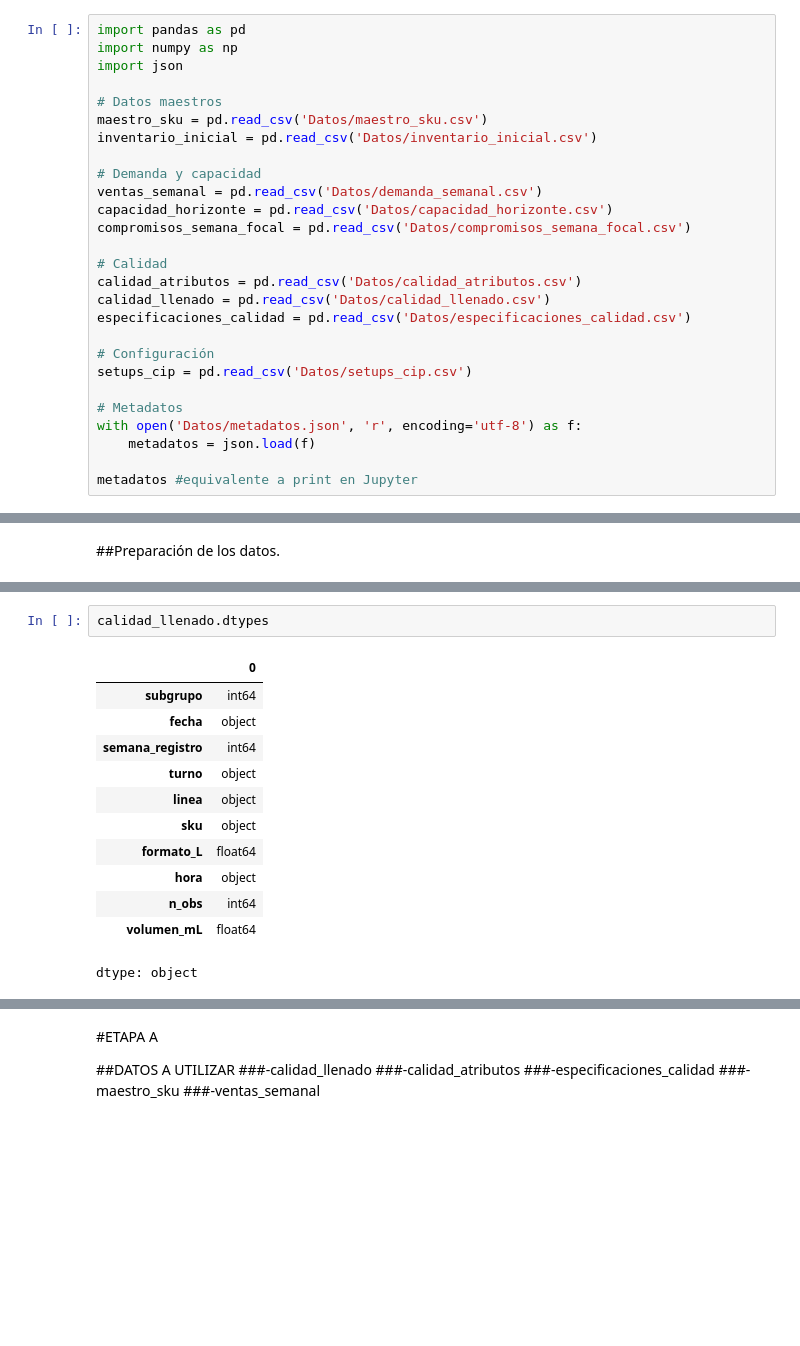
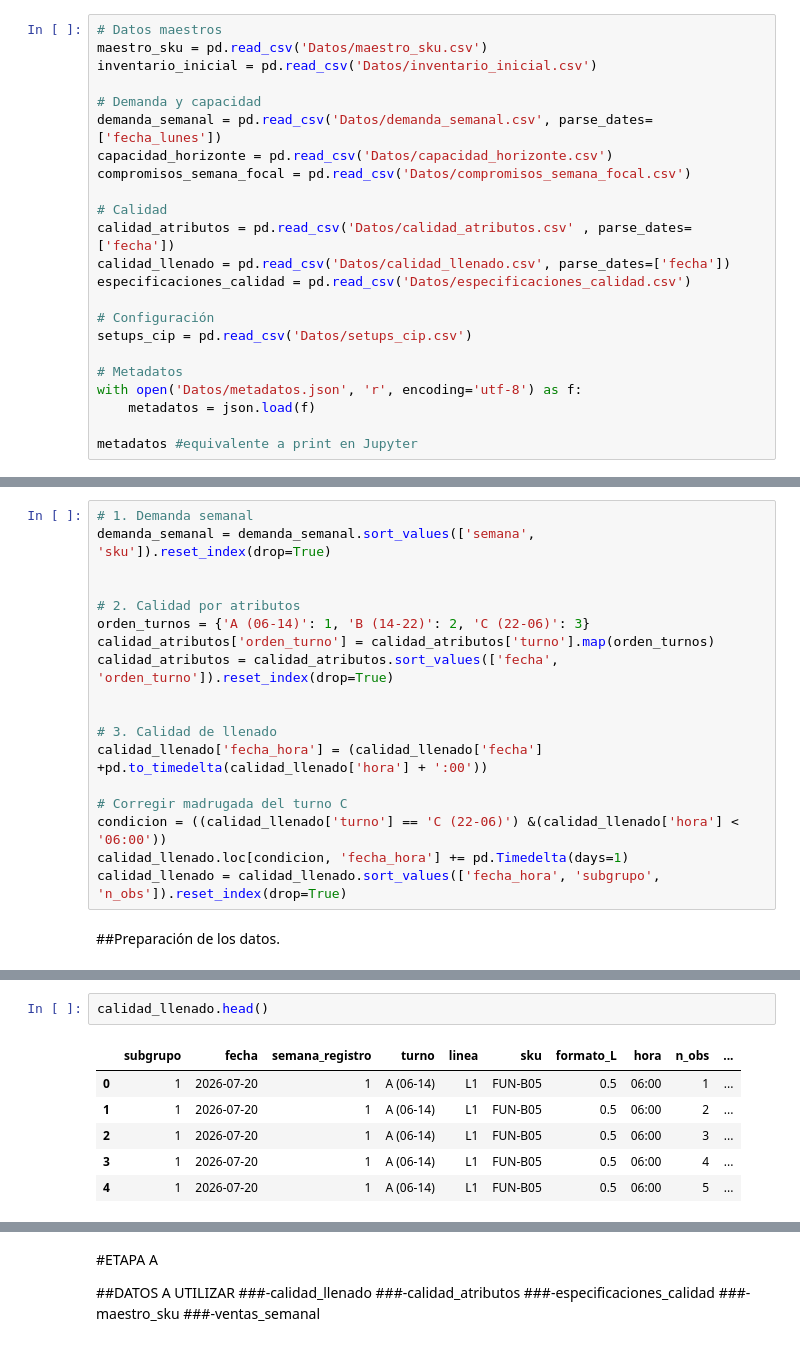
Before and after one commit to BenjaminOrtizO/CaseStudy, a Jupyter notebook: Entrega1.ipynb, the cells around one changed output, grey strips where cells are left out. Cells and saved outputs as stored; diff of their text form; blank space fills up the shorter version.

```diff
--- a/Entrega1.ipynb
+++ b/Entrega1.ipynb
@@ -31,20 +28,16 @@ Fast-forward
 # %%
-import pandas as pd
-import numpy as np
-import json
-
 # Datos maestros
 maestro_sku = pd.read_csv('Datos/maestro_sku.csv')
 inventario_inicial = pd.read_csv('Datos/inventario_inicial.csv')
 
 # Demanda y capacidad
-ventas_semanal = pd.read_csv('Datos/demanda_semanal.csv')
+demanda_semanal = pd.read_csv('Datos/demanda_semanal.csv', parse_dates=['fecha_lunes'])
 capacidad_horizonte = pd.read_csv('Datos/capacidad_horizonte.csv')
 compromisos_semana_focal = pd.read_csv('Datos/compromisos_semana_focal.csv')
 
 # Calidad
-calidad_atributos = pd.read_csv('Datos/calidad_atributos.csv')
-calidad_llenado = pd.read_csv('Datos/calidad_llenado.csv')
+calidad_atributos = pd.read_csv('Datos/calidad_atributos.csv' , parse_dates=['fecha'])
+calidad_llenado = pd.read_csv('Datos/calidad_llenado.csv', parse_dates=['fecha'])
 especificaciones_calidad = pd.read_csv('Datos/especificaciones_calidad.csv')
 
 # Configuración
@@ -68,2 +108,20 @@ metadatos #equivalente a print en Jupyter
+# %%
+# 1. Demanda semanal
+demanda_semanal = demanda_semanal.sort_values(['semana', 'sku']).reset_index(drop=True)
+
+
+# 2. Calidad por atributos
+orden_turnos = {'A (06-14)': 1, 'B (14-22)': 2, 'C (22-06)': 3}
+calidad_atributos['orden_turno'] = calidad_atributos['turno'].map(orden_turnos)
+calidad_atributos = calidad_atributos.sort_values(['fecha', 'orden_turno']).reset_index(drop=True)
+
+
+# 3. Calidad de llenado
+calidad_llenado['fecha_hora'] = (calidad_llenado['fecha'] +pd.to_timedelta(calidad_llenado['hora'] + ':00'))
+
+# Corregir madrugada del turno C
+condicion = ((calidad_llenado['turno'] == 'C (22-06)') &(calidad_llenado['hora'] < '06:00'))
+calidad_llenado.loc[condicion, 'fecha_hora'] += pd.Timedelta(days=1)
+calidad_llenado = calidad_llenado.sort_values(['fecha_hora', 'subgrupo', 'n_obs']).reset_index(drop=True)
 # %% [markdown]
 ##Preparación de los datos.
@@ -70,15 +259,9 @@ metadatos #equivalente a print en Jupyter
 # %%
-calidad_llenado.dtypes
+calidad_llenado.head()
 # %% [output]
-|  | 0 |
-| subgrupo | int64 |
-| fecha | object |
-| semana_registro | int64 |
-| turno | object |
-| linea | object |
-| sku | object |
-| formato_L | float64 |
-| hora | object |
-| n_obs | int64 |
-| volumen_mL | float64 |
+|  | subgrupo | fecha | semana_registro | turno | linea | sku | formato_L | hora | n_obs | ... |
+| 0 | 1 | 2026-07-20 | 1 | A (06-14) | L1 | FUN-B05 | 0.5 | 06:00 | 1 | ... |
+| 1 | 1 | 2026-07-20 | 1 | A (06-14) | L1 | FUN-B05 | 0.5 | 06:00 | 2 | ... |
+| 2 | 1 | 2026-07-20 | 1 | A (06-14) | L1 | FUN-B05 | 0.5 | 06:00 | 3 | ... |
+| 3 | 1 | 2026-07-20 | 1 | A (06-14) | L1 | FUN-B05 | 0.5 | 06:00 | 4 | ... |
+| 4 | 1 | 2026-07-20 | 1 | A (06-14) | L1 | FUN-B05 | 0.5 | 06:00 | 5 | ... |
-dtype: object
```
Also changed, not shown: parts of 47 cells of this notebook.
